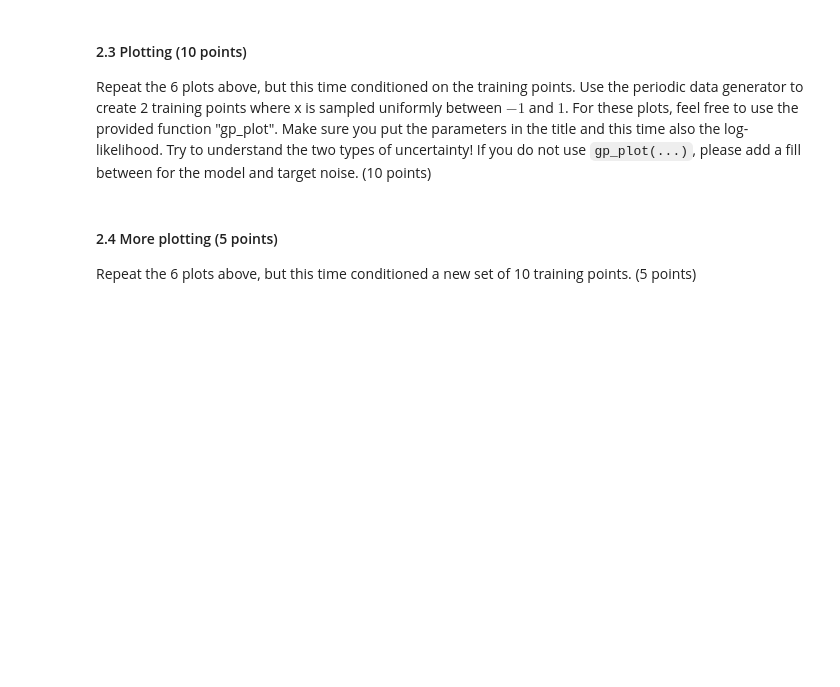
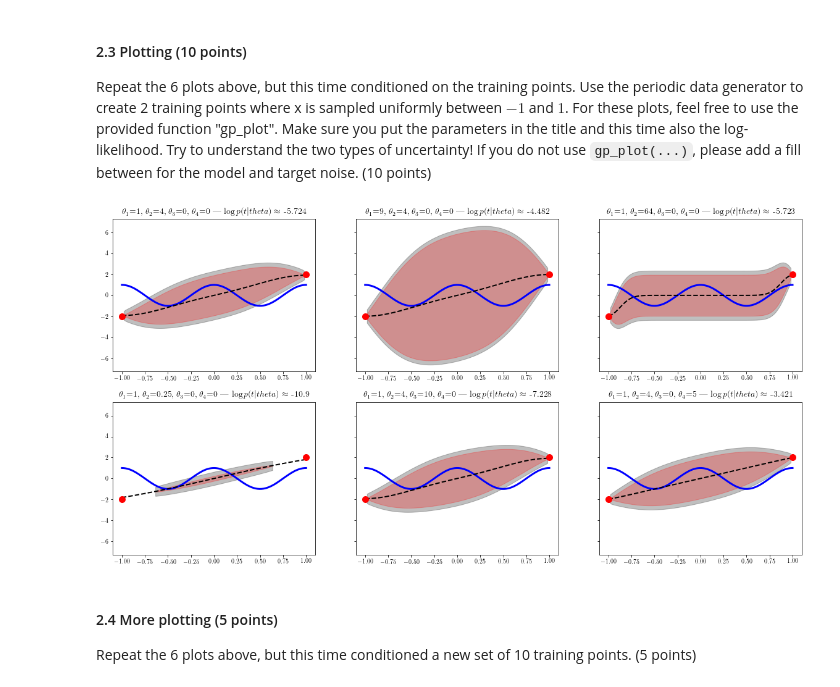
Before and after one commit to Kaleidophon/-friendly-octo-palm-tree, a Jupyter notebook: lab3.ipynb, the cells around one changed output. Cells and saved outputs as stored; diff of their text form; code cells hidden in the pictures; blank space fills up the shorter version.

```diff
--- a/lab3.ipynb
+++ b/lab3.ipynb
@@ -185,3 +193,19 @@ def gp_log_likelihood(x_train, t_train, theta, beta, C=None, invC=None):
+# %%
+from numpy.linalg import inv
+from numpy.linalg import det
+
+def gp_log_likelihood(x_train, t_train, theta, beta, C=None, invC=None):
+    if C is None:
+        K = computeK(x_train, x_train, theta)
+        C = K + numpy.identity(len(x_train)) * 1/beta
+
+    if invC is None:
+        invC = inv(C)
+
+    N = len(x_train)
+    lp = -(1/2) * numpy.log(det(C)) - (1/2) * np.dot(np.dot(t_train.T, invC), t_train) - (N/2) * log(2* numpy.pi)
+
+    return lp, C, invC
 # %%
 ### Test your function
 N = 2
@@ -233,3 +254,54 @@ raise NotImplementedError()
+# %%
+def adjusted_gp_plot( x_test, y_test, mean_test, var_test, x_train, t_train, theta, beta, ax, lp):
+    # x_test:
+    # y_test:    the true function at x_test
+    # mean_test: predictive mean at x_test
+    # var_test:  predictive covariance at x_test
+    # t_train:   the training values
+    # theta:     the kernel parameters
+    # beta:      the precision (known)
+
+    # the reason for the manipulation is to allow plots separating model and data stddevs.
+    std_total = np.sqrt(np.diag(var_test))       # includes all uncertainty, model and target noise
+    std_model = np.sqrt(std_total**2 - 1.0/beta) # remove data noise to get model uncertainty in stddev
+    std_combo = std_model + np.sqrt(1.0/beta)    # add stddev (note: not the same as full)
+
+    ax.plot(x_test, y_test, 'b', lw=3)
+    ax.plot(x_test, mean_test, 'k--', lw=2)
+    ax.fill_between(x_test, mean_test+2*std_combo,mean_test-2*std_combo, color='k', alpha=0.25)
+    ax.fill_between(x_test, mean_test+2*std_model,mean_test-2*std_model, color='r', alpha=0.25)
+    ax.set_title(r"$\theta_1$={}, $\theta_2$={}, $\theta_3$={}, $\theta_4$={} | $\log p(t|theta) \approx$ {lp:.4}".format(*thetas, lp=lp), size=14)
+    ax.plot(x_train, t_train, 'ro', ms=10)
+
+
+N = 2
+beta = 25
+x_train = np.linspace(-1, 1, N)
+t_train = 2 * x_train
+x_test = np.linspace(-1, 1, N_test)
+y_test = true_mean_function(x_test)
+
+plt.rc('text', usetex=True)
+plt.rc('font', family='serif')
+
+theta_combinations = [
+    [1, 4, 0, 0],
+    [9, 4, 0, 0],
+    [1, 64, 0, 0],
+    [1, 0.25, 0, 0],
+    [1, 4, 10, 0],
+    [1, 4, 0, 5]
+]
+
+fig, axes = plt.subplots(2, 3, sharey="all")
+
+for thetas, ax in zip(theta_combinations, axes.flatten()):
+    mean_test, var_test, C = gp_predictive_distribution(x_train, t_train, x_test, thetas, beta)
+    #print("var_test", var_test)
+    lp, C, invC = gp_log_likelihood(x_train, t_train, theta, beta, C=C)
+    adjusted_gp_plot(x_test, y_test, mean_test, var_test, x_train, t_train, thetas, beta, ax, lp=lp)
+# %% [output]
+[figure, added]
 # %% [markdown]
 #### 2.4 More plotting (5 points)
 Repeat the 6 plots above, but this time conditioned a new set of 10 training points. (5 points)
```
Also changed, not shown: parts of 8 cells of this notebook.
